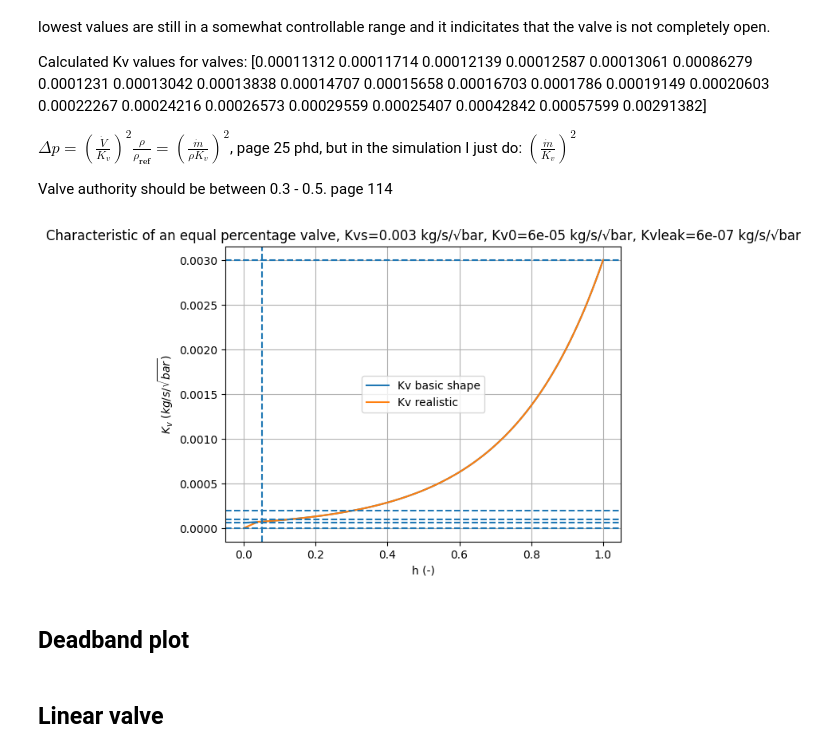
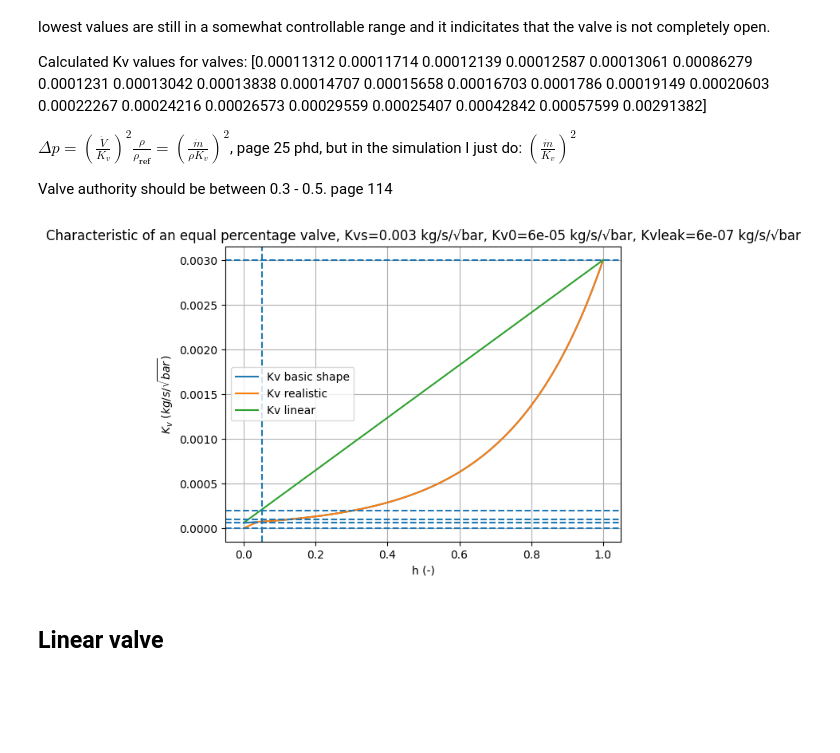
Before and after one commit to Pietervb2/thesis, a Jupyter notebook: obtain_realistic parameters.ipynb, the cells around one changed output. Drawn from its saved outputs; the diff is of its cells as text; code cells hidden in the pictures; blank space fills up the shorter version.

```diff
--- a/obtain_realistic parameters.ipynb
+++ b/obtain_realistic parameters.ipynb
@@ -310,6 +310,10 @@ def Kv_real_func(h,Kvs,h_star):
         Kv = (Kvs/Kv0) ** (h-1)* Kvs
     return Kv
 
+def linear_valve_func(h, Kvs):
+    Kv0 = Kvs/50
+    return h * (Kvs - Kv0) + Kv0
+
 h_array = np.linspace(0,1,100)
 Kvs = 0.003
 h_star = 0.05
@@ -317,37 +321,37 @@ h_star = 0.05
 
 Kv_ideal_array = []
 Kv_real_array = []
+Kv_linear_array = []
 for h in h_array:
     Kv_ideal_array.append(Kv_ideal_func(h,Kvs))
     Kv_real_array.append(Kv_real_func(h,Kvs,h_star))
+    Kv_linear_array.append(linear_valve_func(h, Kvs))
 
 # In phd thesis he says that the typical ratio between Kvs/Kv0 is between 25 - 50 (p26) Higher ratio means beter control flow.
 
 plt.figure()
 
 plt.plot(h_array, Kv_ideal_array, label='Kv basic shape')
 plt.plot(h_array, Kv_real_array, label='Kv realistic')
-
+plt.plot(h_array, Kv_linear_array, label='Kv linear')
 plt.axhline(Kvs/5000, linestyle='--')
 plt.axhline(Kvs/50, linestyle='--')
 plt.axhline(Kvs, linestyle='--')
 plt.axhline(0.0001, linestyle='--')
 plt.axhline(0.0002, linestyle='--')
 
 
 plt.axvline(h_star, linestyle='--')
 
 plt.xlabel('h (-)')
 plt.ylabel(r'$K_v$ $(kg/s/\sqrt{bar}$)')
 plt.title(f"Characteristic of an equal percentage valve, Kvs={Kvs} kg/s/√bar, Kv0={Kvs/50} kg/s/√bar, Kvleak={Kvs/5000} kg/s/√bar")
 
 plt.legend()
 plt.grid()
 plt.show()
 # %% [output]
-[figure, old version]
+[figure, new version]
-# %% [markdown]
-## Deadband plot
 # %% [markdown]
 ## Linear valve
 # %%
```
Also changed, not shown: parts of 10 cells of this notebook, 10 other files.
